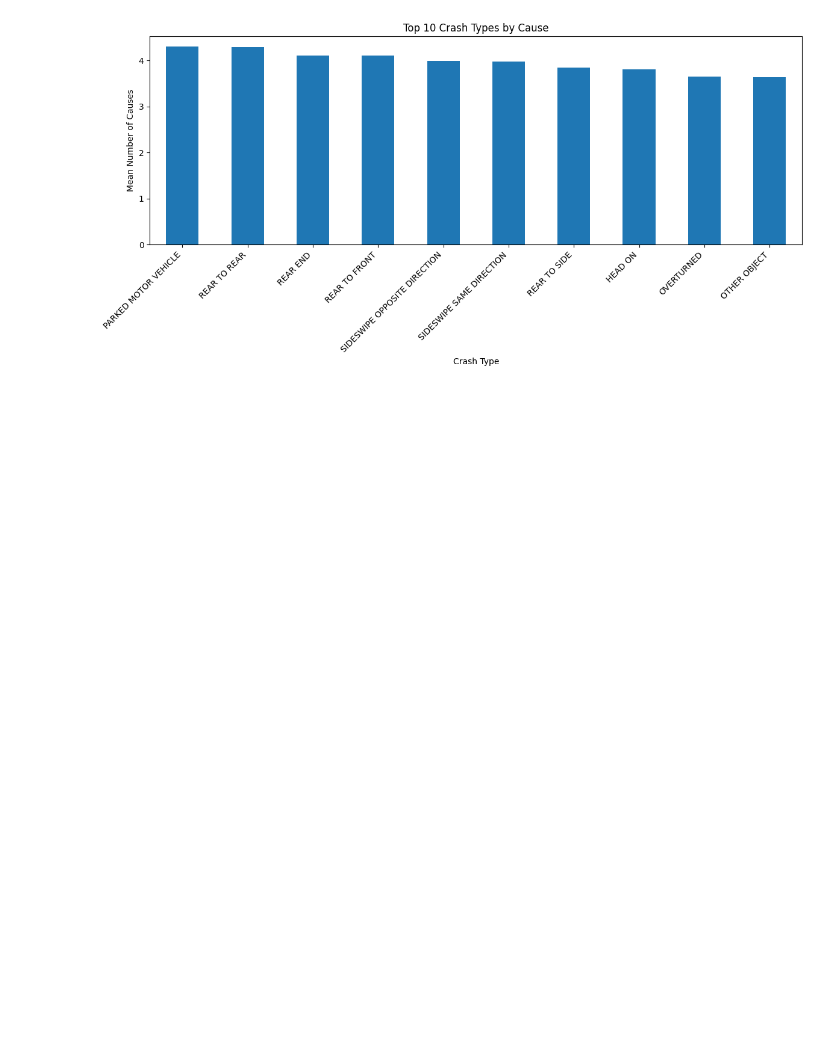
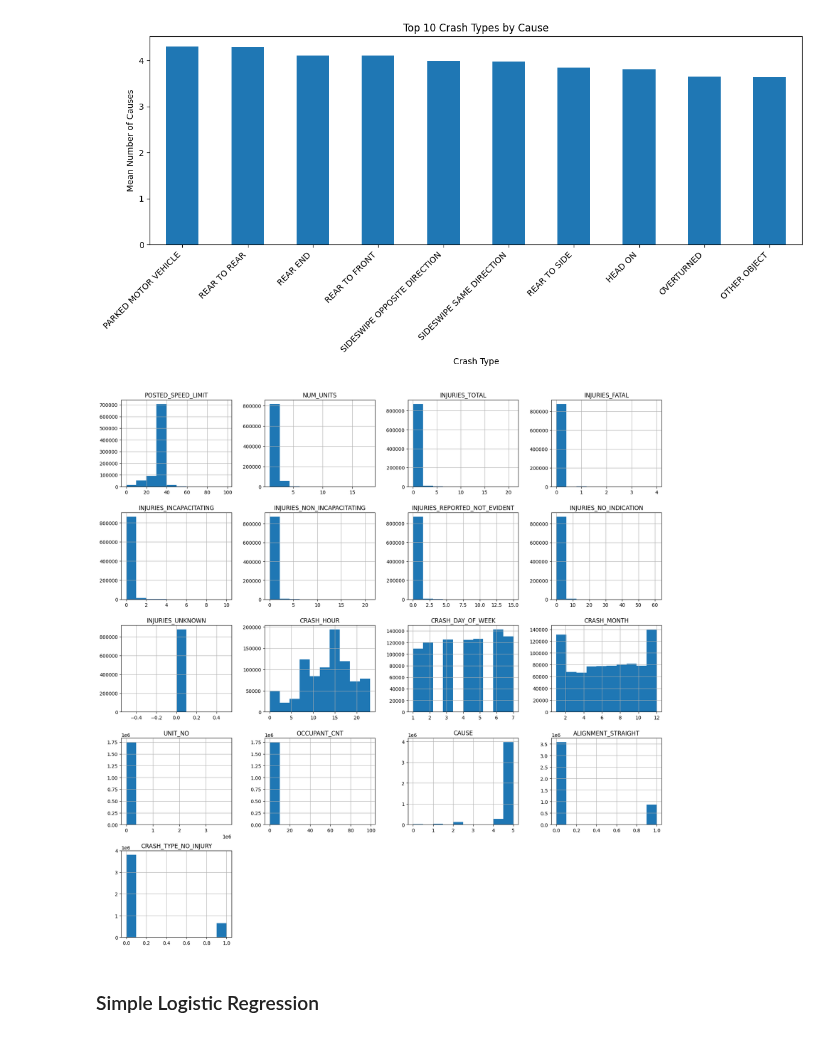
Before and after one commit to joakimTI/GROUP-5-PROJECT, a Jupyter notebook: index.ipynb, the cells around one changed output. Saved outputs shown, nothing was run; the diff lists cells and outputs as text; code cells hidden in the pictures; blank space fills up the shorter version.

```diff
--- a/index.ipynb
+++ b/index.ipynb
@@ -1170,3 +1174,9 @@ plt.tight_layout()
 plt.show()
 # %% [output]
 [figure]
+# %%
+cat_df.hist(figsize=(20,20));
+# %% [output]
+[figure, added]
+# %% [markdown]
+### Simple Logistic Regression
```
Also changed, not shown: parts of 28 cells of this notebook.
